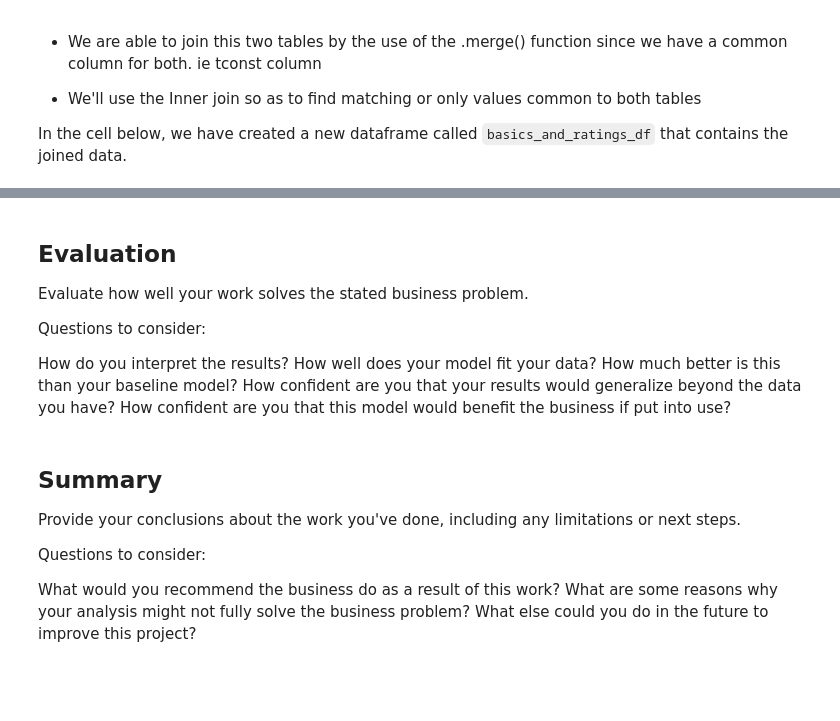
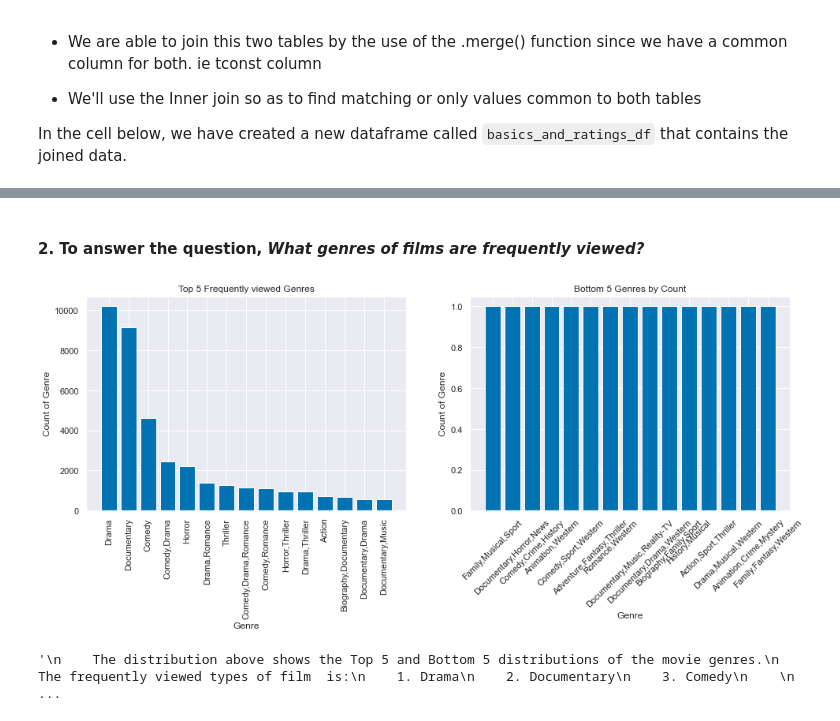
Before and after one commit to Lesley-w19/dsc-phase-1-project, a Jupyter notebook: student.ipynb, the cells around one changed output, grey strips where cells are left out. Drawn from its saved outputs; the diff is of its cells as text; code cells hidden in the pictures; blank space fills up the shorter version.

Commit message:
Completed the Project - Data Modelling, Summary

```diff
--- a/student.ipynb
+++ b/student.ipynb
@@ -420,21 +408,44 @@ ax2.set_title("Bottom 5 Publishers by Count of Studio");
-# %% [markdown]
-## Evaluation
-
-Evaluate how well your work solves the stated business problem.
-
-Questions to consider:
-
-How do you interpret the results?
-How well does your model fit your data? How much better is this than your baseline model?
-How confident are you that your results would generalize beyond the data you have?
-How confident are you that this model would benefit the business if put into use?
-# %% [markdown]
-## Summary
-
-Provide your conclusions about the work you've done, including any limitations or next steps.
-
-Questions to consider:
-
-What would you recommend the business do as a result of this work?
-What are some reasons why your analysis might not fully solve the business problem?
-What else could you do in the future to improve this project?
+# %% [markdown]
+#### 2. To answer the question, *What genres of films are frequently viewed?*
+# %%
+# Set up plots
+fig, (ax1, ax2) = plt.subplots(ncols=2, figsize=(16, 5))
+
+# Create variables for easier reuse
+genre_counts = basics_and_ratings_df["genres"].value_counts()
+top_5_genres = genre_counts.iloc[:15]
+bottom_5_genres = genre_counts.iloc[-15:]
+
+# Plot data
+ax1.bar(top_5_genres.index, top_5_genres.values)
+ax2.bar(bottom_5_genres.index, bottom_5_genres.values)
+
+# Customize appearance
+ax1.tick_params(axis="x", labelrotation=90)
+ax2.tick_params(axis="x", labelrotation=45)
+ax1.set_xlabel("Genre")
+ax2.set_xlabel("Genre")
+ax1.set_ylabel("Count of Genre")
+ax2.set_ylabel("Count of Genre")
+ax1.set_title("Top 5 Frequently viewed Genres")
+ax2.set_title("Bottom 5 Genres by Count");
+# %% [output]
+[figure, added]
+# %%
+# Results
+"""
+    The distribution above shows the Top 5 and Bottom 5 distributions of the movie genres.
+    The frequently viewed types of film  is:
+    1. Drama
+    2. Documentary
+    3. Comedy
+
+    The least viewed types of films include:
+    1. Biography, Fantasy
+    2. Drama,Game-show, Thriller
+    3. History, Western
+
+    - It can be seen that for films with mixed genres types, they are likely to be viewed less.
+"""
+# %% [output]
+'\n    The distribution above shows the Top 5 and Bottom 5 distributions of the movie genres.\n    The frequently viewed types of film  is:\n    1. Drama\n    2. Documentary\n    3. Comedy\n    \n     ...
```
Also changed, not shown: parts of 27 cells of this notebook.
